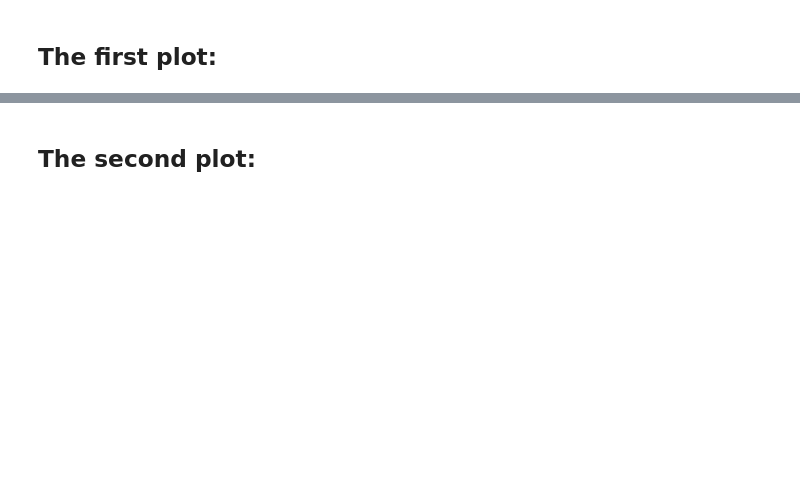
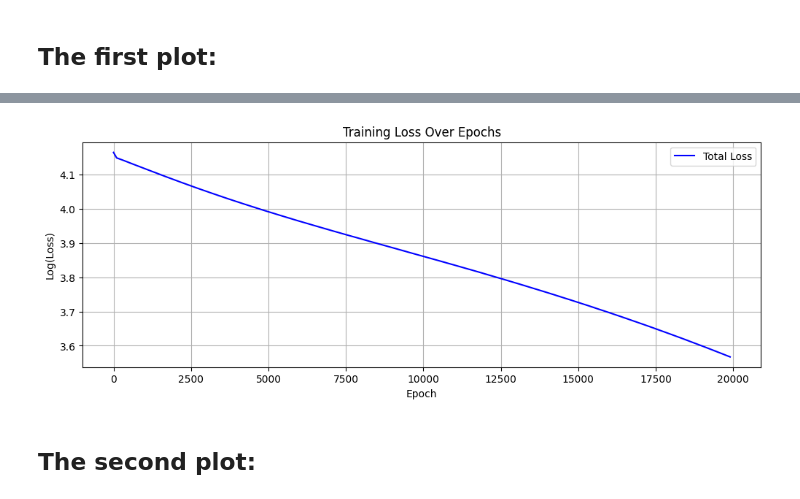
Before and after one commit to Hamid-Mofidi/PINNs_on_Multiple_timescale_dynamics, a Jupyter notebook: Nonhyperbolic/GSPINNs-error.ipynb, the cells around one changed output, grey strips where cells are left out. Cells and saved outputs as stored; diff of their text form; code cells hidden in the pictures; blank space fills up the shorter version.

```diff
--- a/Nonhyperbolic/GSPINNs-error.ipynb
+++ b/Nonhyperbolic/GSPINNs-error.ipynb
@@ -218,7 +224,7 @@ if __name__ == '__main__':
             xs_end,  ys_end  = x_pred_fast2[-1], y_pred_fast2[-1]
             xf2_end, yf2_end = x_pred_slow[-1],  y_pred_slow[-1]
 
-        if epoch % 2000 == 0:
+        if epoch % 4000 == 0:
             print(f'Epoch {epoch}, Total Loss: {loss_total.item()}')
 
         loss_values.append(loss_total.item())
@@ -231,3 +237,4 @@ if __name__ == '__main__':
     plt.legend()
     plt.grid(True)
     plt.show()
+# %% [output]
@@ -234,3 +247,4 @@ if __name__ == '__main__':
+[figure, added]
 # %% [markdown]
 ## The second plot:
 # %%
```
Also changed, not shown: parts of 7 cells of this notebook.
